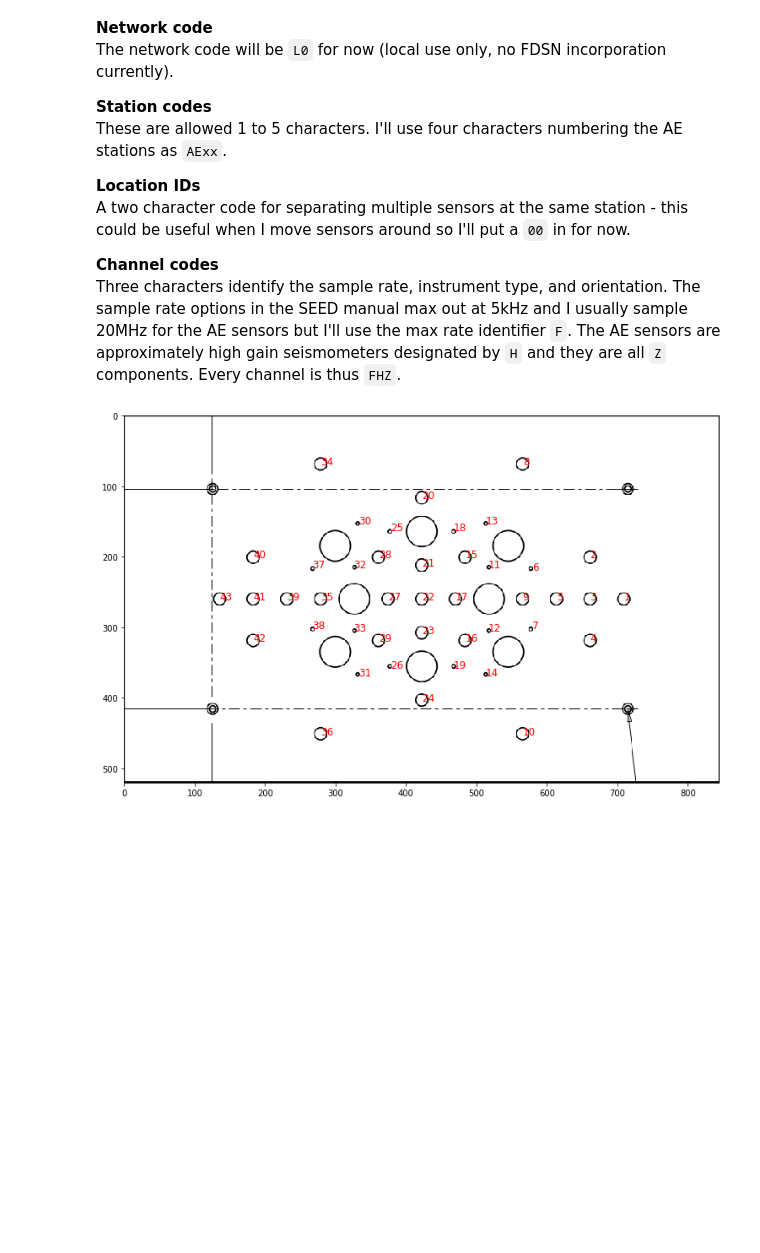
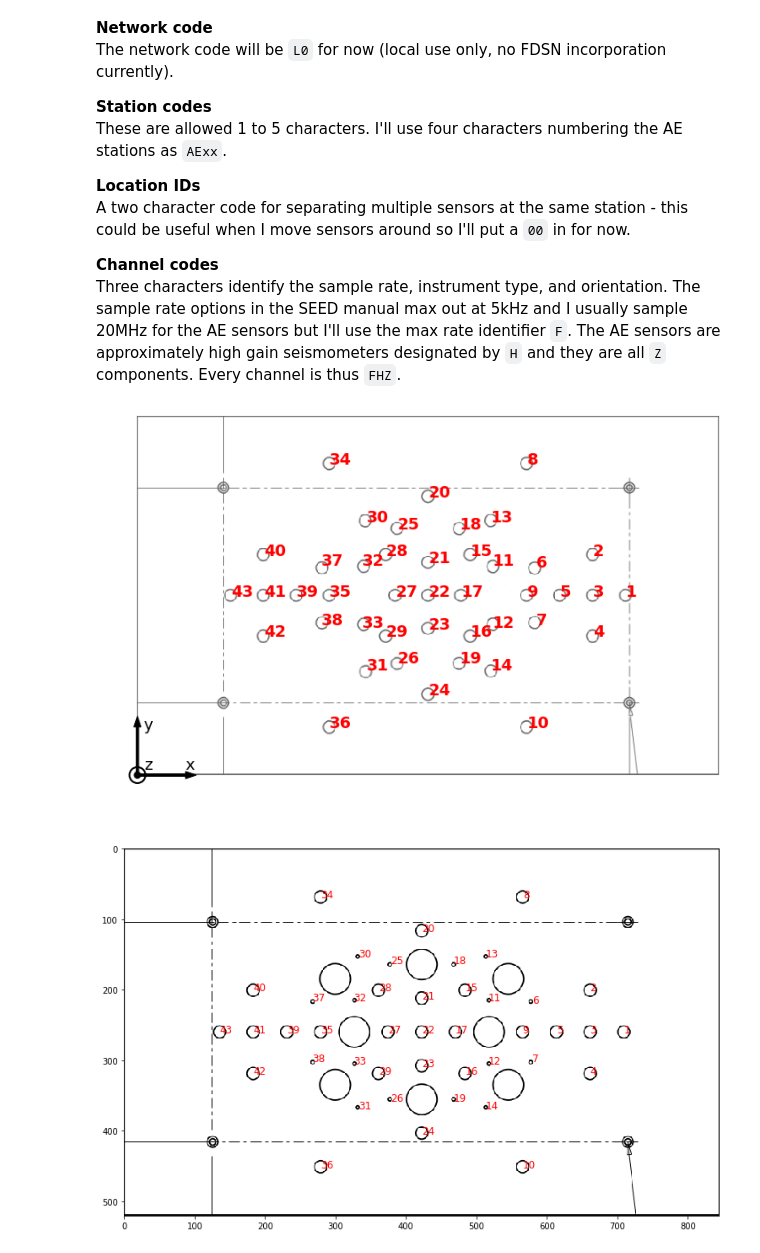
Before and after one commit to jes-p/Learning, a Jupyter notebook: ASDF/GLNN_StationXML.ipynb, the cells around one changed output. Cells and saved outputs as stored; diff of their text form; code cells hidden in the pictures; blank space fills up the shorter version.

```diff
--- a/ASDF/GLNN_StationXML.ipynb
+++ b/ASDF/GLNN_StationXML.ipynb
@@ -19,6 +19,33 @@ from obspy.core.inventory import Inventory, Network, Station, Channel, Site
 import matplotlib.pyplot as plt
 import matplotlib.image as mpimg
 import numpy as np
+# %%
+# Load and visualize station array
+# Note that all small holes on array.png have since been enlarged to accommodate sensors
+# The array was dimensioned in inches but all future references will expect centimeters
+x_cm = 2.54 * np.array([20.459, 19.079, 19.079, 19.079, 17.699, 16.7, 16.7, 16.318, 16.318, 16.318, 14.9, 14.9, 14.8, 14.8, 13.958, 13.958, 13.568, 13.5, 13.5, 12.188, 12.188, 12.188, 12.188, 12.188, 10.9, 10.9, 10.808, 10.418, 10.418, 9.6, 9.6, 9.4, 9.4, 8.048, 8.048, 8.048, 7.7, 7.7, 6.668, 5.288, 5.288, 5.288, 3.920])
+y_cm = 2.54 * np.array([7.5, 9.2, 7.5, 5.8, 7.5, 8.7, 6.3, 13.02, 7.5, 1.98, 8.8, 6.2, 10.6, 4.4, 9.2, 5.8, 7.5, 10.3, 4.7, 11.64, 8.88, 7.5, 6.12, 3.36, 10.3, 4.7, 7.5, 9.2, 5.8, 10.6, 4.4, 8.8, 6.2, 13.02, 7.5, 1.98, 8.8, 6.3, 7.5, 9.2, 7.5, 5.8, 7.5])
+array_img = mpimg.imread('array_cleaned.png')
+
+fig, ax = plt.subplots(figsize=(15,8))
+ax.imshow(array_img, alpha=.6)
+for i, (x, y) in enumerate(zip(x_cm, y_cm),1):
+    xt = (x/(24.375*2.54) * 725) # transform x_cm through inches to pixels on array.png
+    yt = ((15*2.54 - y)/(15*2.54)) * 447 # transform y_cm through inches to pixels
+    ax.text(xt, yt, str(i), color="red", fontsize=18, weight='bold')
+ax.axis('off')
+ax.arrow(0,447,60,0, width=3, color='k')
+ax.arrow(0,447,0,-60, width=3, color='k')
+ax.add_patch(plt.Circle((0,447),radius=4, color='k'))
+ax.add_patch(plt.Circle((0,447),radius=10, edgecolor='k', facecolor='none', linewidth=2))
+ax.text(60,439, 'x', color='k', fontsize=18)
+ax.text(8,390, 'y', color='k', fontsize=18)
+ax.text(8,439, 'z', color='k', fontsize=18)
+ax.set_ylim(480, -1)
+ax.set_xlim(-15, 725)
+fig.savefig('planview', dpi='figure', format='svg')
+# %% [output]
+[figure, added]
 # %%
 # Load and visualize station array
 # Note that all small holes on array.png have since been enlarged to accommodate sensors
```
Also changed, not shown: 2 other files.
